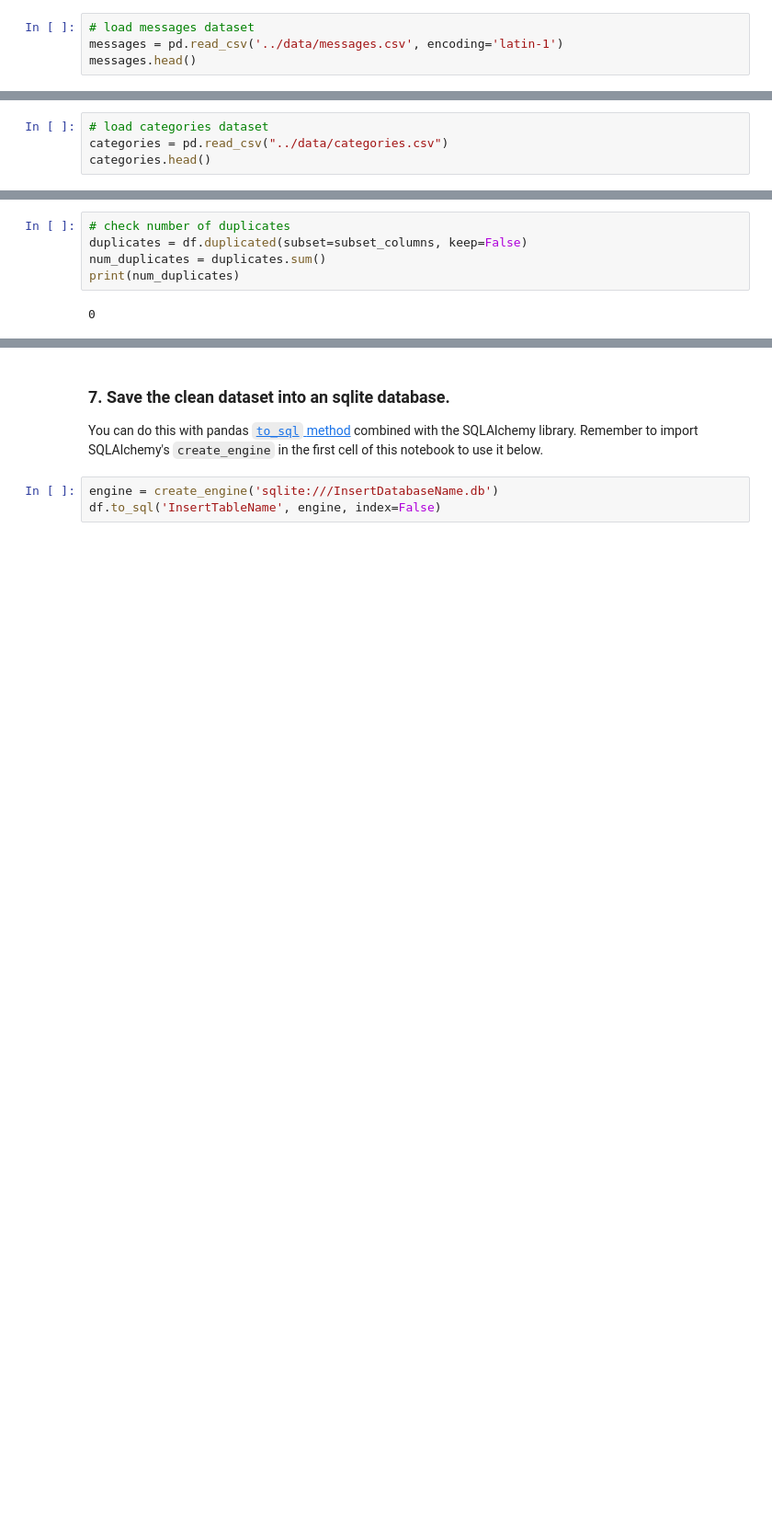
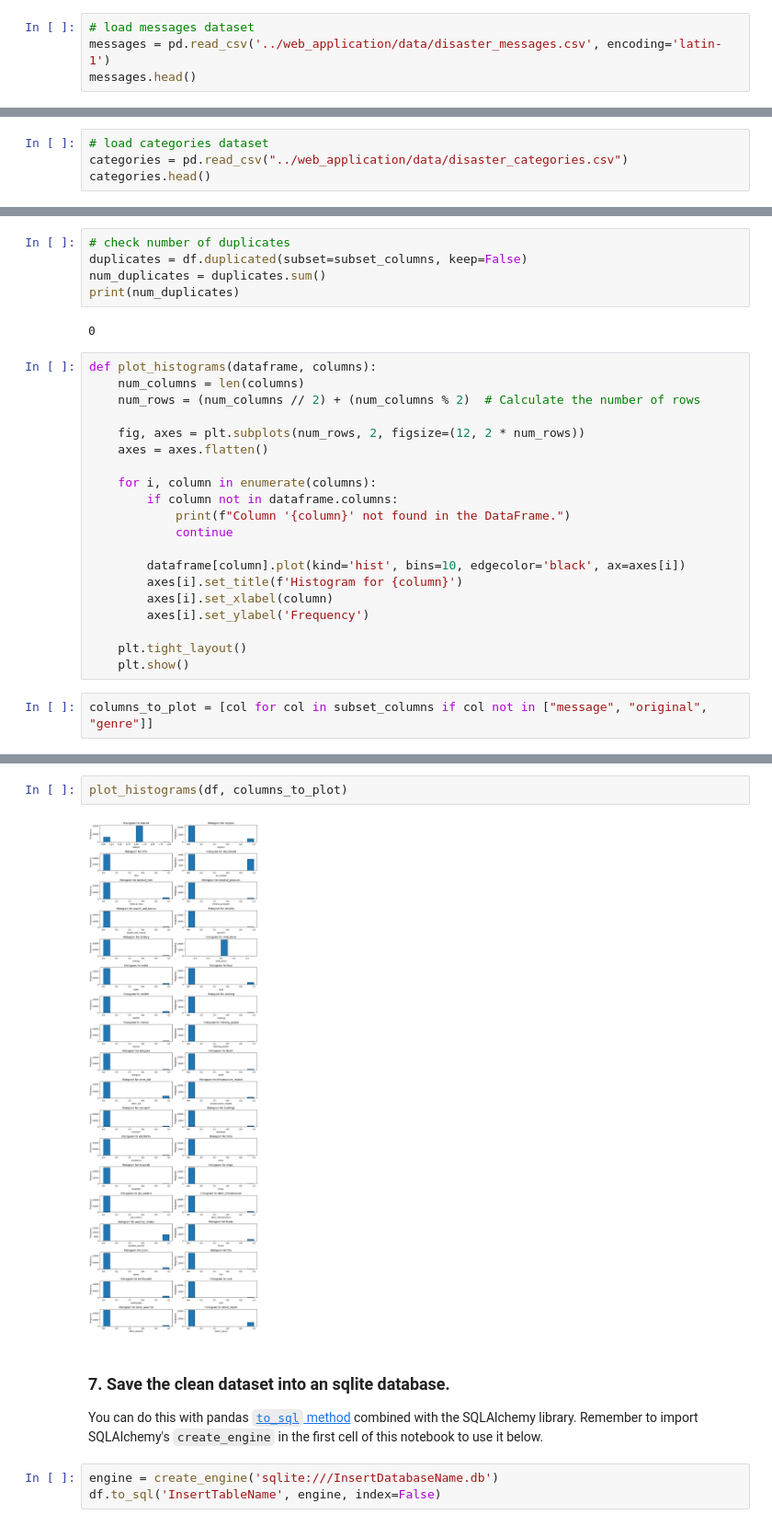
Before and after one commit to heribertroig/heribert-roig-personal, a Jupyter notebook: udacity_courses/project_3/notebooks/ETL Pipeline Preparation.ipynb, the cells around one changed output, grey strips where cells are left out. Shown at 92% size. Drawn from its saved outputs; the diff is of its cells as text; blank space fills up the shorter version.

```diff
--- a/udacity_courses/project_3/notebooks/ETL Pipeline Preparation.ipynb
+++ b/udacity_courses/project_3/notebooks/ETL Pipeline Preparation.ipynb
@@ -12,6 +13,6 @@ from sqlalchemy import create_engine
 # %%
 # load messages dataset
-messages = pd.read_csv('../data/messages.csv', encoding='latin-1')
+messages = pd.read_csv('../web_application/data/disaster_messages.csv', encoding='latin-1')
 messages.head()
 # %% [output]
 |  | id | message | original | genre |
@@ -26,7 +27,7 @@ messages["genre"].unique()
 array(['direct', 'social', 'news'], dtype=object)
 # %%
 # load categories dataset
-categories = pd.read_csv("../data/categories.csv")
+categories = pd.read_csv("../web_application/data/disaster_categories.csv")
 categories.head()
 # %% [output]
 |  | id | categories |
@@ -139,3 +147,25 @@ num_duplicates = duplicates.sum()
 print(num_duplicates)
 # %% [output]
 0
+# %%
+def plot_histograms(dataframe, columns):
+    num_columns = len(columns)
+    num_rows = (num_columns // 2) + (num_columns % 2)  # Calculate the number of rows
+
+    fig, axes = plt.subplots(num_rows, 2, figsize=(12, 2 * num_rows))
+    axes = axes.flatten()
+
+    for i, column in enumerate(columns):
+        if column not in dataframe.columns:
+            print(f"Column '{column}' not found in the DataFrame.")
+            continue
+
+        dataframe[column].plot(kind='hist', bins=10, edgecolor='black', ax=axes[i])
+        axes[i].set_title(f'Histogram for {column}')
+        axes[i].set_xlabel(column)
+        axes[i].set_ylabel('Frequency')
+
+    plt.tight_layout()
+    plt.show()
+# %%
+columns_to_plot = [col for col in subset_columns if col not in ["message", "original", "genre"]]
@@ -142,3 +182,7 @@ print(num_duplicates)
+# %%
+plot_histograms(df, columns_to_plot)
+# %% [output]
+[figure, added]
 # %% [markdown]
 ### 7. Save the clean dataset into an sqlite database.
 You can do this with pandas [`to_sql` method](https://pandas.pydata.org/pandas-docs/stable/generated/pandas.DataFrame.to_sql.html) combined with the SQLAlchemy library. Remember to import SQLAlchemy's `create_engine` in the first cell of this notebook to use it below.
```
Also changed, not shown: parts of 4 cells of this notebook, 1 other file.
